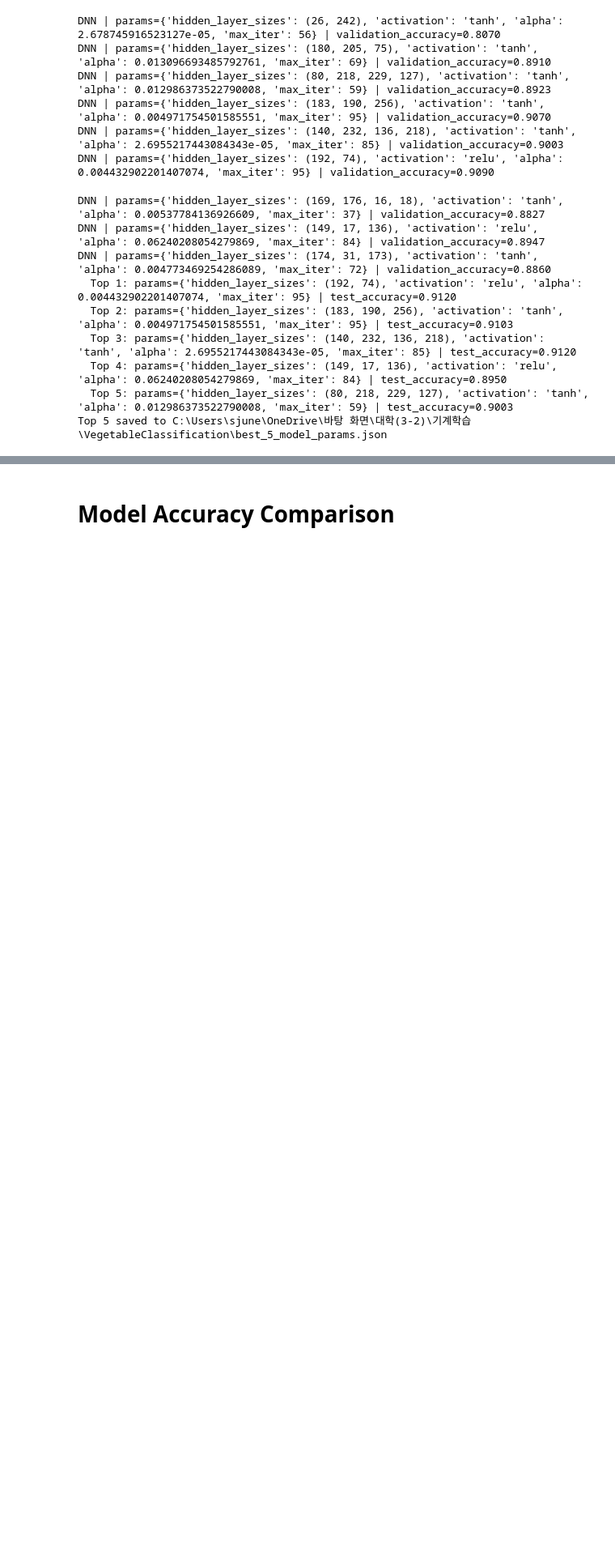
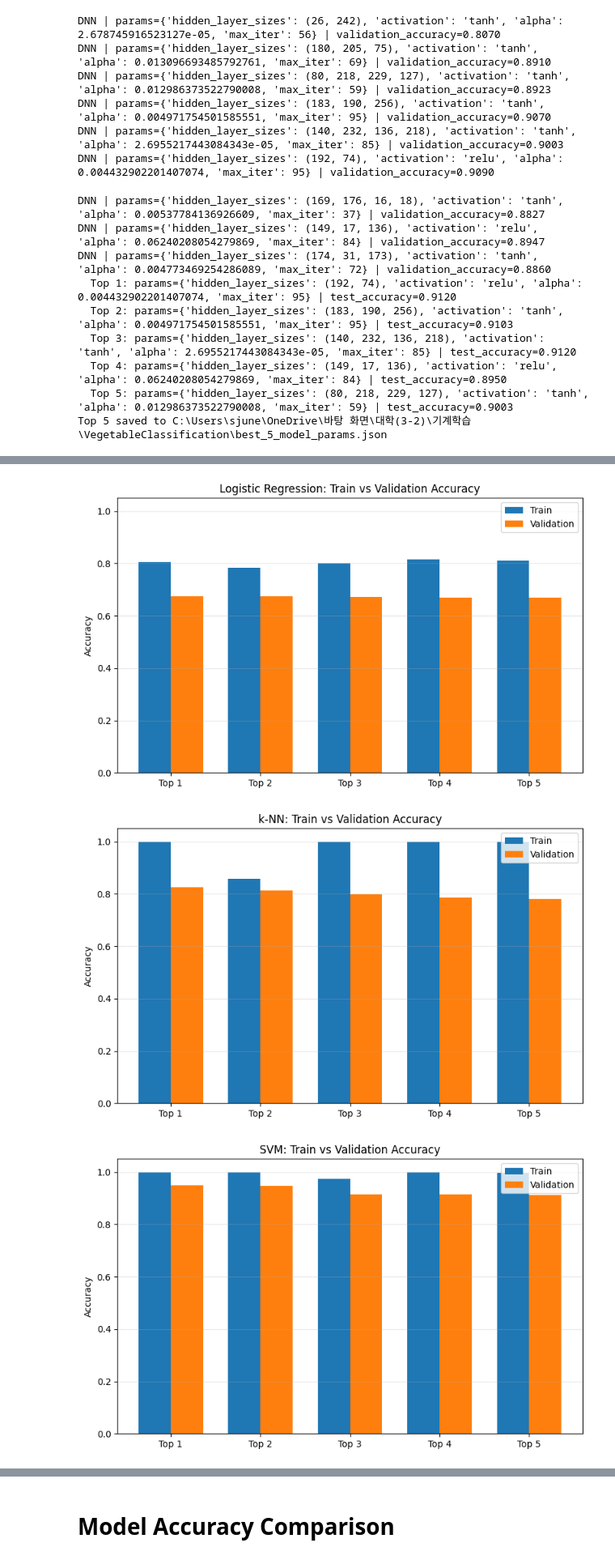
Before and after one commit to jun604/VegetableClassification, a Jupyter notebook: VegetableClassification.ipynb, the cells around one changed output, grey strips where cells are left out. Shown at 81% size. Drawn from its saved outputs; the diff is of its cells as text; code cells hidden in the pictures; blank space fills up the shorter version.

```diff
--- a/VegetableClassification.ipynb
+++ b/VegetableClassification.ipynb
@@ -874,22 +901,32 @@ KeyboardInterrupt:
 # %%
 import matplotlib.pyplot as plt
+
+plot_output_dir = Path("model_accuracy_plots")
+plot_output_dir.mkdir(exist_ok=True)
 
 for model_name, candidates in best_five_parameters.items():
     ranks = np.arange(1, len(candidates) + 1)
     train_accuracies = [candidate["train_accuracy"] for candidate in candidates]
     validation_accuracies = [candidate["validation_accuracy"] for candidate in candidates]
     bar_width = 0.36
 
     figure, axis = plt.subplots(figsize=(8, 5))
     axis.bar(ranks - bar_width / 2, train_accuracies, bar_width, label="Train")
     axis.bar(ranks + bar_width / 2, validation_accuracies, bar_width, label="Validation")
     axis.set_xticks(ranks, [f"Top {rank}" for rank in ranks])
     axis.set_ylim(0, 1.05)
     axis.set_ylabel("Accuracy")
     axis.set_title(f"{model_name}: Train vs Validation Accuracy")
     axis.legend()
     axis.grid(axis="y", alpha=0.3)
     figure.tight_layout()
+    plot_path = plot_output_dir / f"{model_name.lower().replace(' ', '_')}_train_validation_accuracy.png"
+    figure.savefig(plot_path, dpi=300, bbox_inches="tight")
     plt.show()
+    plt.close(figure)
 
-print(f"Generated {len(best_five_parameters)} model accuracy plots.")
+print(f"Saved {len(best_five_parameters)} model accuracy plots to {plot_output_dir.resolve()}")
+# %% [output]
+[figure, added]
+[figure, added]
+[figure, added]
```
Also changed, not shown: parts of 2 cells of this notebook, 12 other files.
